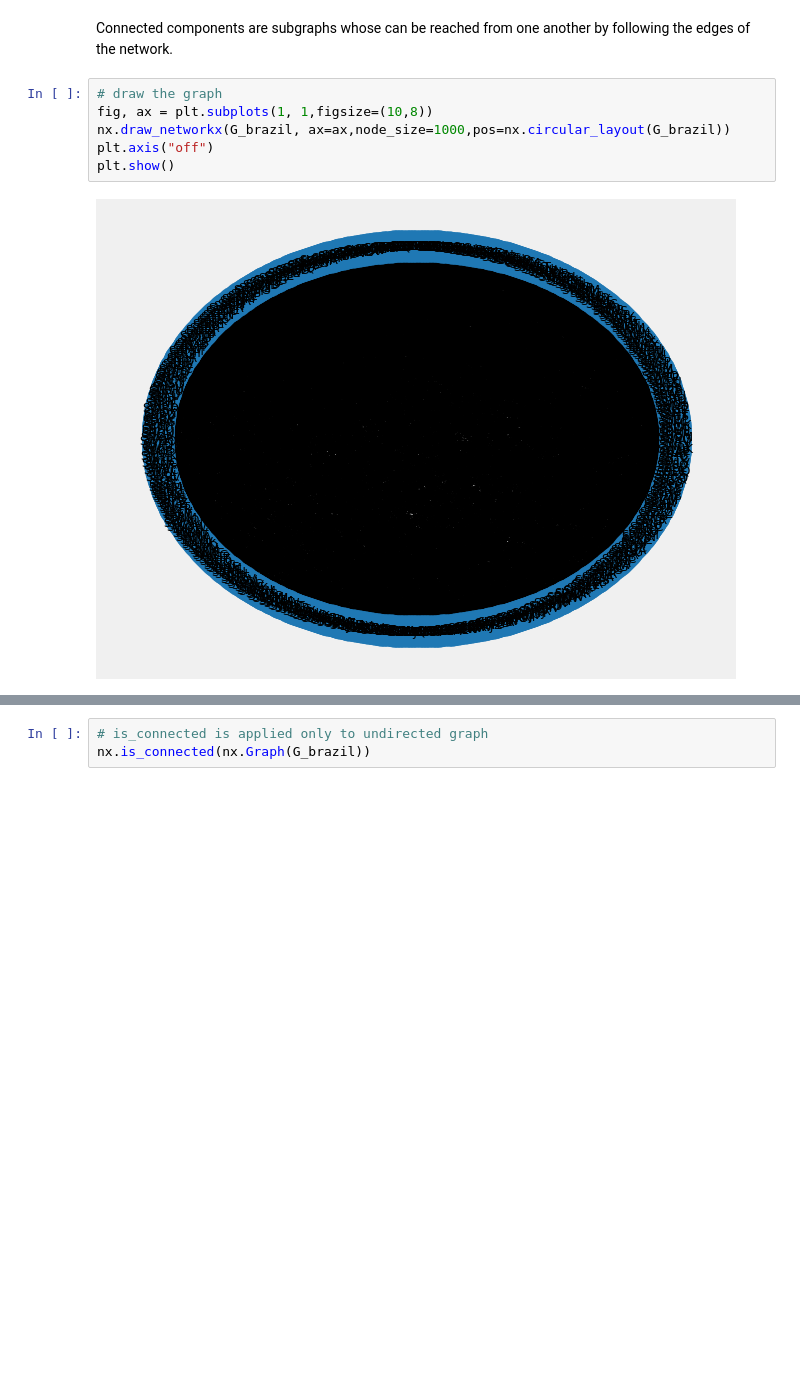
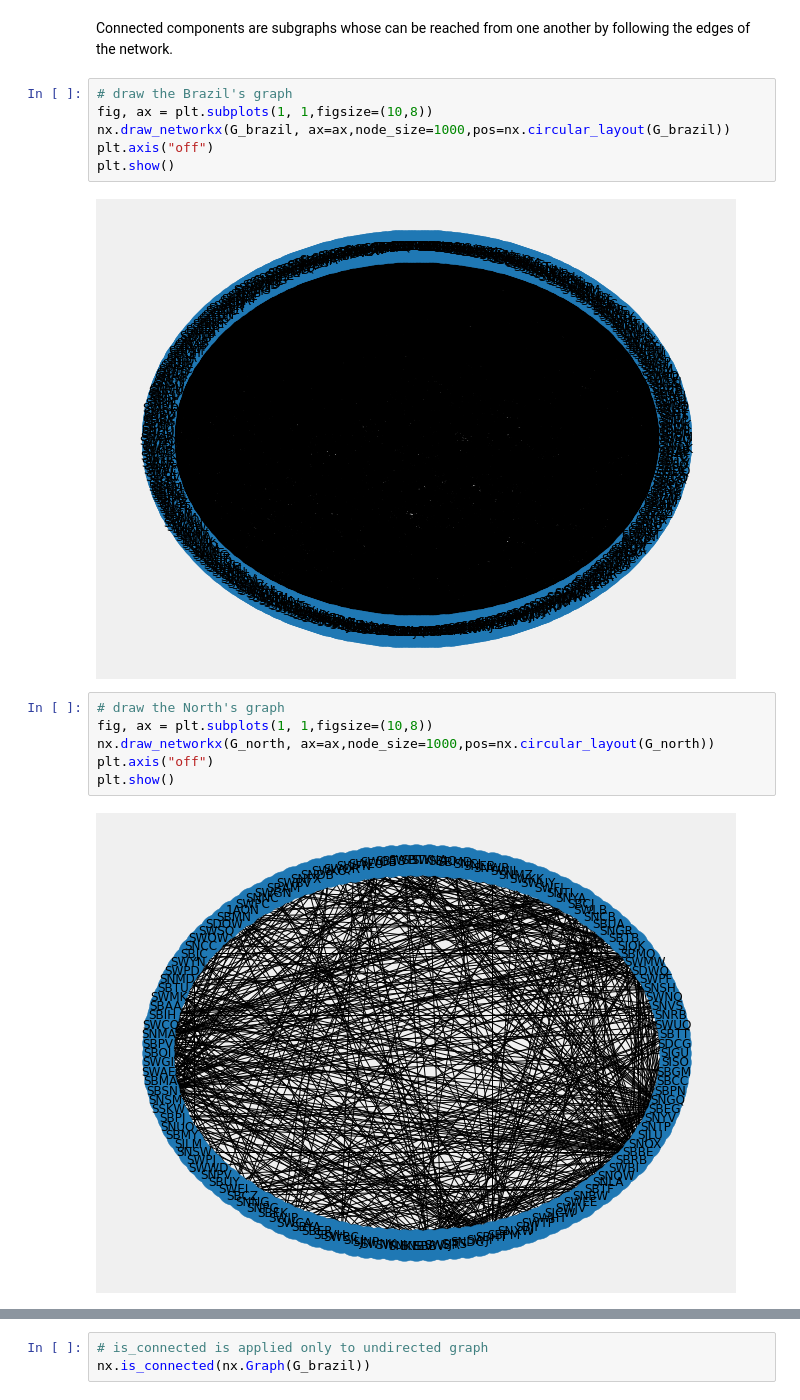
Before and after one commit to Morsinaldo/data_structure_II, a Jupyter notebook: air_traffic_brazil/notebook.ipynb, the cells around one changed output, grey strips where cells are left out. Saved outputs shown, nothing was run; the diff lists cells and outputs as text; blank space fills up the shorter version.

```diff
--- a/air_traffic_brazil/notebook.ipynb
+++ b/air_traffic_brazil/notebook.ipynb
@@ -211,10 +304,18 @@ The coefficient above confirms that the network is disassortative in relation to
 # %% [markdown]
 Connected components are subgraphs whose can be reached from one another by following the edges of the network.
 # %%
-# draw the graph
+# draw the Brazil's graph
 fig, ax = plt.subplots(1, 1,figsize=(10,8))
 nx.draw_networkx(G_brazil, ax=ax,node_size=1000,pos=nx.circular_layout(G_brazil))
 plt.axis("off")
 plt.show()
 # %% [output]
 [figure]
+# %%
+# draw the North's graph
+fig, ax = plt.subplots(1, 1,figsize=(10,8))
+nx.draw_networkx(G_north, ax=ax,node_size=1000,pos=nx.circular_layout(G_north))
+plt.axis("off")
+plt.show()
+# %% [output]
+[figure, added]
```
Also changed, not shown: parts of 31 cells of this notebook.
